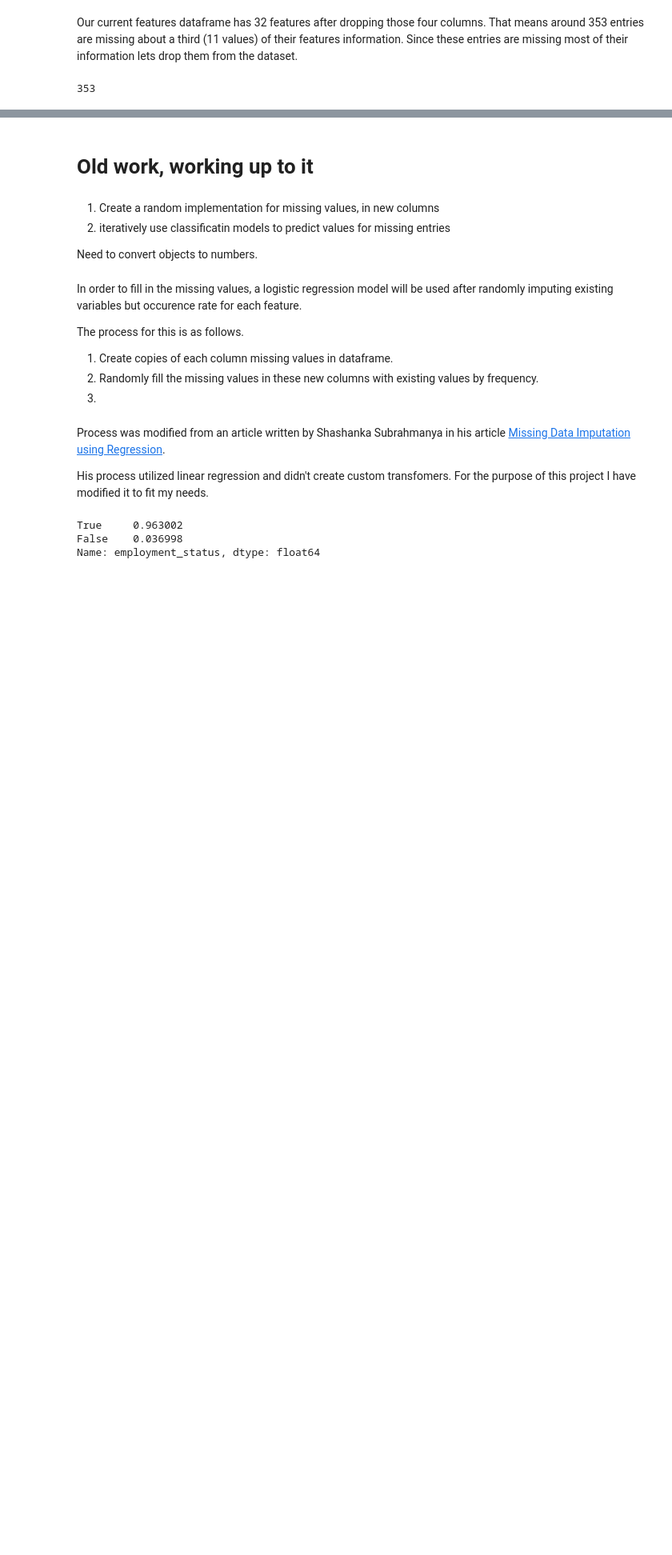
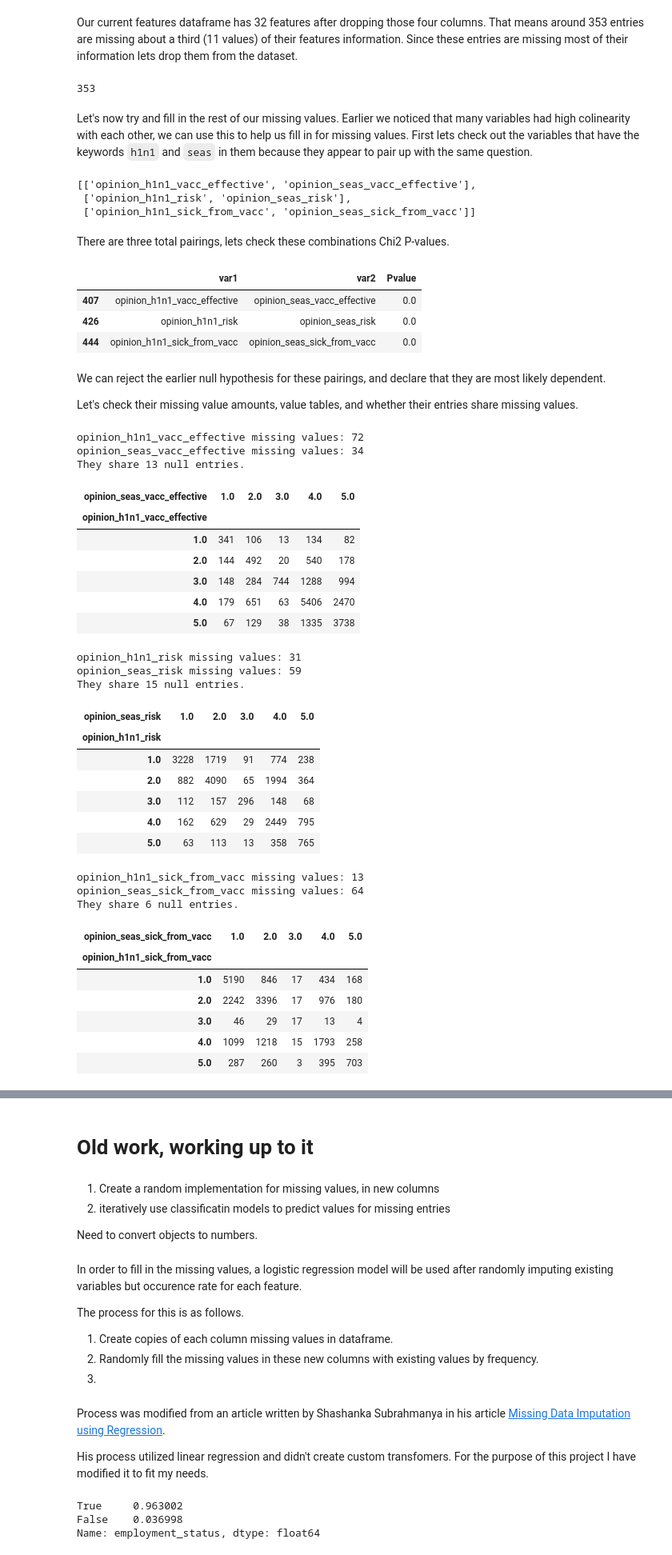
Before and after one commit to cschneck7/phase_3_project, a Jupyter notebook: H1N1 Vaccine Classification Notebook.ipynb, the cells around one changed output, grey strips where cells are left out. Shown at 80% size. Drawn from its saved outputs; the diff is of its cells as text; code cells hidden in the pictures; blank space fills up the shorter version.

Commit message:
Working on Missing Values

```diff
--- a/H1N1 Vaccine Classification Notebook.ipynb
+++ b/H1N1 Vaccine Classification Notebook.ipynb
@@ -394,3 +396,75 @@ X_train_mod, y_train_mod = Many_Nans_Row_Drop_FT.fit_transform(train_set)
 X_train.shape[0] - X_train_mod.shape[0]
 # %% [output]
 353
+# %% [markdown]
+Let's now try and fill in the rest of our missing values. Earlier we noticed that many variables had high colinearity with each other, we can use this to help us fill in for missing values. First lets check out the variables that have the keywords `h1n1` and `seas` in them because they appear to pair up with the same question.
+# %%
+flu_cols = [[col, col.replace('h1n1', 'seas')]
+             for col in X_train_mod.columns
+             if (('h1n1' in col) &
+                (col.replace('h1n1', 'seas') in X_train_mod.columns))]
+flu_cols
+# %% [output]
+[['opinion_h1n1_vacc_effective', 'opinion_seas_vacc_effective'],
+ ['opinion_h1n1_risk', 'opinion_seas_risk'],
+ ['opinion_h1n1_sick_from_vacc', 'opinion_seas_sick_from_vacc']]
+# %% [markdown]
+There are three total pairings, lets check these combinations Chi2 P-values.
+# %%
+# Finding indices for pairs in the chi2_df
+ind = []
+for pair in flu_cols:
+    ind.append(chi2_df[(((chi2_df.var1 == pair[0]) | (chi2_df.var1 == pair[1])) &
+                        ((chi2_df.var2 == pair[0]) | (chi2_df.var2 == pair[1])))].index[0])
+flu_pairs_df = chi2_df.loc[ind, :]
+flu_pairs_df
+# %% [output]
+|  | var1 | var2 | Pvalue |
+| 407 | opinion_h1n1_vacc_effective | opinion_seas_vacc_effective | 0.0 |
+| 426 | opinion_h1n1_risk | opinion_seas_risk | 0.0 |
+| 444 | opinion_h1n1_sick_from_vacc | opinion_seas_sick_from_vacc | 0.0 |
+# %% [markdown]
+We can reject the earlier null hypothesis for these pairings, and declare that they are most likely dependent.
+
+Let's check their missing value amounts, value tables, and whether their entries share missing values.
+# %%
+for pair in flu_cols:
+    print(f'{pair[0]} missing values: {X_train_mod[pair[0]].isna().sum()}')
+    print(f'{pair[1]} missing values: {X_train_mod[pair[1]].isna().sum()}')
+
+    shared_nulls = X_train_mod.loc[(X_train_mod[pair[0]].isnull() & X_train_mod[pair[1]].isnull()), :].shape[0]
+    print(f'They share {shared_nulls} null entries.')
+
+    display(pd.crosstab(X_train_mod[pair[0]], X_train_mod[pair[1]]))
+    print()
+# %% [output]
+opinion_h1n1_vacc_effective missing values: 72
+opinion_seas_vacc_effective missing values: 34
+They share 13 null entries.
+| opinion_seas_vacc_effective | 1.0 | 2.0 | 3.0 | 4.0 | 5.0 |
+| opinion_h1n1_vacc_effective |  |  |  |  |  |
+| 1.0 | 341 | 106 | 13 | 134 | 82 |
+| 2.0 | 144 | 492 | 20 | 540 | 178 |
+| 3.0 | 148 | 284 | 744 | 1288 | 994 |
+| 4.0 | 179 | 651 | 63 | 5406 | 2470 |
+| 5.0 | 67 | 129 | 38 | 1335 | 3738 |
+opinion_h1n1_risk missing values: 31
+opinion_seas_risk missing values: 59
+They share 15 null entries.
+| opinion_seas_risk | 1.0 | 2.0 | 3.0 | 4.0 | 5.0 |
+| opinion_h1n1_risk |  |  |  |  |  |
+| 1.0 | 3228 | 1719 | 91 | 774 | 238 |
+| 2.0 | 882 | 4090 | 65 | 1994 | 364 |
+| 3.0 | 112 | 157 | 296 | 148 | 68 |
+| 4.0 | 162 | 629 | 29 | 2449 | 795 |
+| 5.0 | 63 | 113 | 13 | 358 | 765 |
+opinion_h1n1_sick_from_vacc missing values: 13
+opinion_seas_sick_from_vacc missing values: 64
+They share 6 null entries.
+| opinion_seas_sick_from_vacc | 1.0 | 2.0 | 3.0 | 4.0 | 5.0 |
+| opinion_h1n1_sick_from_vacc |  |  |  |  |  |
+| 1.0 | 5190 | 846 | 17 | 434 | 168 |
+| 2.0 | 2242 | 3396 | 17 | 976 | 180 |
+| 3.0 | 46 | 29 | 17 | 13 | 4 |
+| 4.0 | 1099 | 1218 | 15 | 1793 | 258 |
+| 5.0 | 287 | 260 | 3 | 395 | 703 |
```
Also changed, not shown: parts of 4 cells of this notebook.
